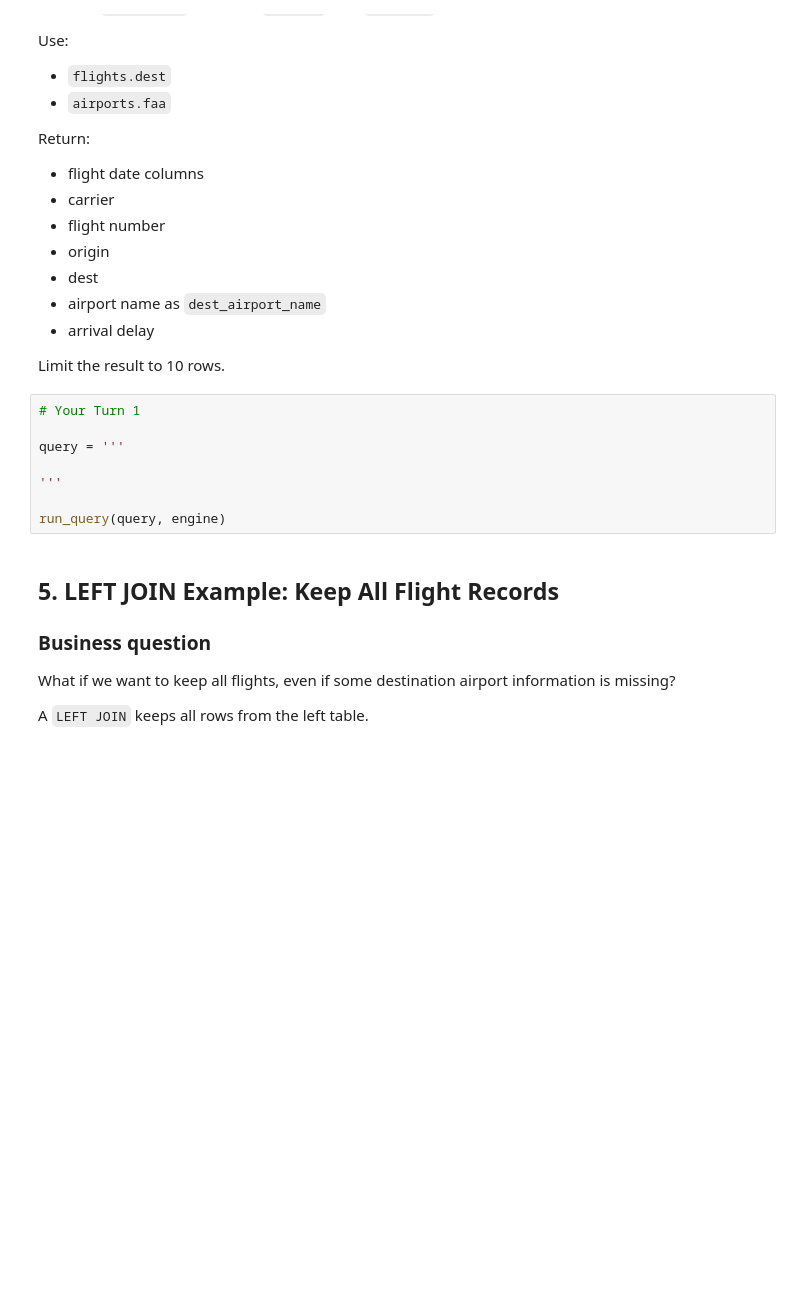
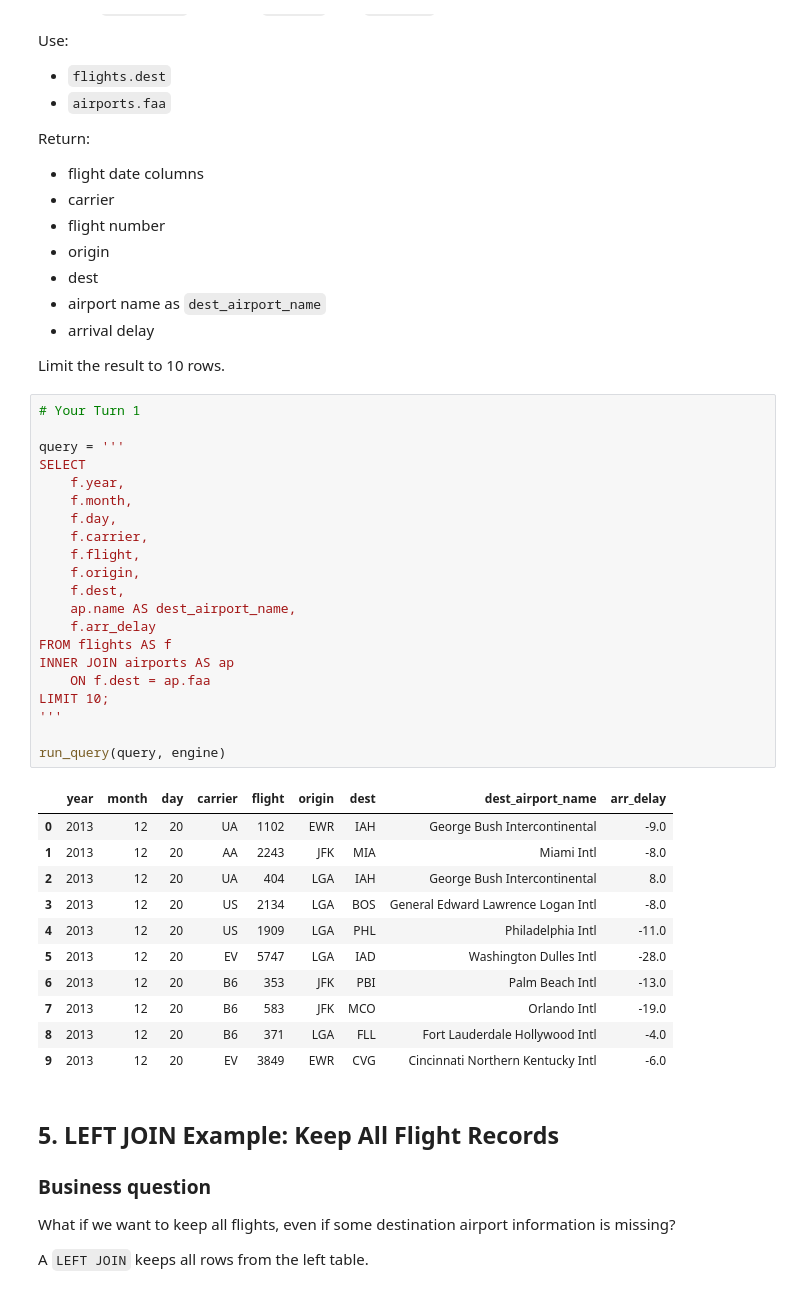
Before and after one commit to villatristan1-cmd/ban6003-weeks9-10-tristanvilla, a Jupyter notebook: notebooks/module10_sql_joins_abt_guided_lab.ipynb, the cells around one changed output. Saved outputs shown, nothing was run; the diff lists cells and outputs as text; blank space fills up the shorter version.

```diff
--- a/notebooks/module10_sql_joins_abt_guided_lab.ipynb
+++ b/notebooks/module10_sql_joins_abt_guided_lab.ipynb
@@ -236,11 +257,36 @@ Limit the result to 10 rows.
 # %%
 # Your Turn 1
 
 query = '''
-
+SELECT
+    f.year,
+    f.month,
+    f.day,
+    f.carrier,
+    f.flight,
+    f.origin,
+    f.dest,
+    ap.name AS dest_airport_name,
+    f.arr_delay
+FROM flights AS f
+INNER JOIN airports AS ap
+    ON f.dest = ap.faa
+LIMIT 10;
 '''
 
 run_query(query, engine)
+# %% [output]
+|  | year | month | day | carrier | flight | origin | dest | dest_airport_name | arr_delay |
+| 0 | 2013 | 12 | 20 | UA | 1102 | EWR | IAH | George Bush Intercontinental | -9.0 |
+| 1 | 2013 | 12 | 20 | AA | 2243 | JFK | MIA | Miami Intl | -8.0 |
+| 2 | 2013 | 12 | 20 | UA | 404 | LGA | IAH | George Bush Intercontinental | 8.0 |
+| 3 | 2013 | 12 | 20 | US | 2134 | LGA | BOS | General Edward Lawrence Logan Intl | -8.0 |
+| 4 | 2013 | 12 | 20 | US | 1909 | LGA | PHL | Philadelphia Intl | -11.0 |
+| 5 | 2013 | 12 | 20 | EV | 5747 | LGA | IAD | Washington Dulles Intl | -28.0 |
+| 6 | 2013 | 12 | 20 | B6 | 353 | JFK | PBI | Palm Beach Intl | -13.0 |
+| 7 | 2013 | 12 | 20 | B6 | 583 | JFK | MCO | Orlando Intl | -19.0 |
+| 8 | 2013 | 12 | 20 | B6 | 371 | LGA | FLL | Fort Lauderdale Hollywood Intl | -4.0 |
+| 9 | 2013 | 12 | 20 | EV | 3849 | EWR | CVG | Cincinnati Northern Kentucky Intl | -6.0 |
 # %% [markdown]
 ## 5. LEFT JOIN Example: Keep All Flight Records
 
```
Also changed, not shown: parts of 28 cells of this notebook, 2 other files.
